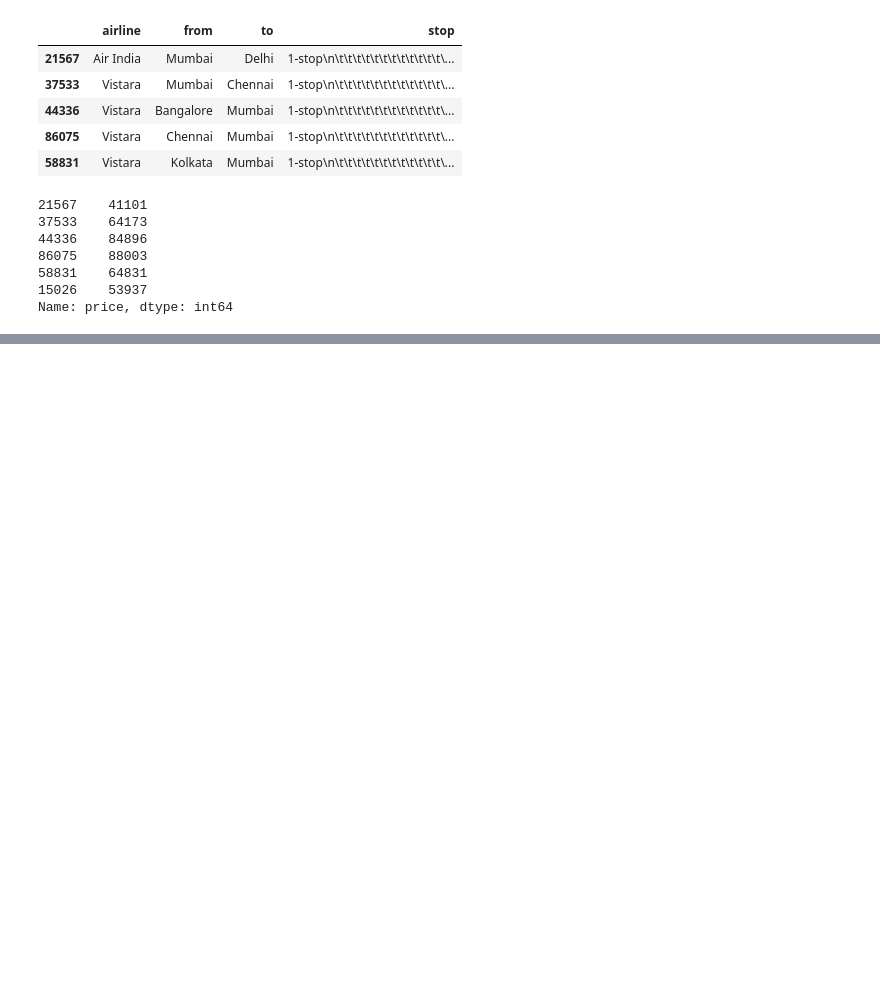
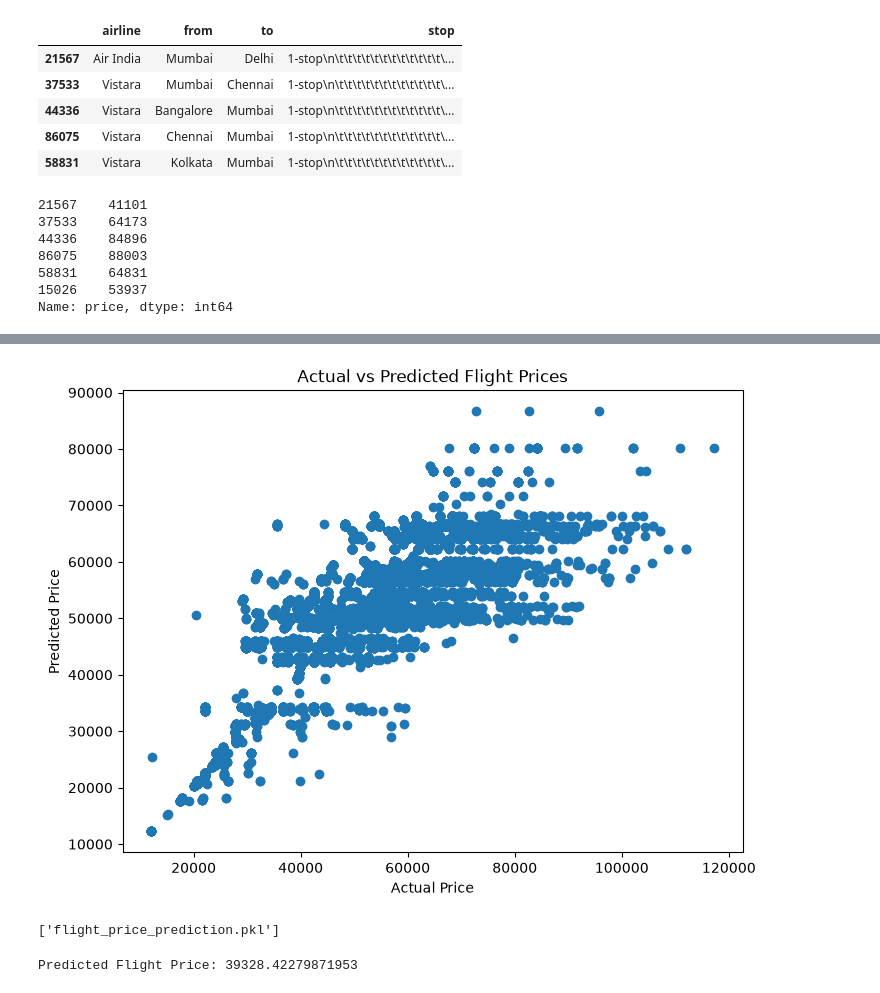
Before and after one commit to Sameerasameem/Business-Class-Flight-Price-Prediction, a Jupyter notebook: business_flighht_pric.ipynb, the cells around one changed output, grey strips where cells are left out. Saved outputs shown, nothing was run; the diff lists cells and outputs as text; code cells hidden in the pictures; blank space fills up the shorter version.

Commit message:
Add final prediction code

```diff
--- a/business_flighht_pric.ipynb
+++ b/business_flighht_pric.ipynb
@@ -290,13 +290,22 @@ y_train.head(6)
 15026    53937
 Name: price, dtype: int64
 # %%
-from sklearn.pipeline import make_pipeline
-from sklearn.preprocessing import OneHotEncoder
-from sklearn.linear_model import LinearRegression
+import pandas as pd
+from sklearn.ensemble import RandomForestRegressor
 
-model = make_pipeline(
-    OneHotEncoder(handle_unknown="ignore"),
-    LinearRegression()
+X_train_encoded = pd.get_dummies(X_train)
+X_test_encoded = pd.get_dummies(X_test).reindex(
+    columns=X_train_encoded.columns,
+    fill_value=0
 )
-model.fit(X_train, y_train)
+
+model = RandomForestRegressor(
+    n_estimators=100,
+    random_state=42,
+    n_jobs=-1
+)
+model.fit(X_train_encoded, y_train)
+
+predictions = model.predict(X_test_encoded)
+print(predictions)
 # %% [output]
@@ -304,0 +334,39 @@ Pipeline(steps=[('onehotencoder', OneHotEncoder(handle_unknown='ignore')),
+# %%
+
+import matplotlib.pyplot as plt
+
+plt.figure(figsize=(8, 6))
+
+plt.scatter(y_test, predictions)
+
+plt.xlabel("Actual Price")
+plt.ylabel("Predicted Price")
+plt.title("Actual vs Predicted Flight Prices")
+
+plt.show()
+# %% [output]
+[figure, added]
+# %%
+import joblib
+
+joblib.dump(model, 'flight_price_prediction.pkl')
+# %% [output]
+['flight_price_prediction.pkl']
+# %%
+new_flight = pd.DataFrame({
+    "airline": ["Air India"],
+    "from": ["Delhi"],
+    "to": ["Mumbai"],
+    "stop": ["non-stop"]
+})
+new_flight = new_flight.apply(lambda col: col.astype(str).str.strip())
+
+new_flight_encoded = pd.get_dummies(new_flight).reindex(
+    columns=X_train_encoded.columns,
+    fill_value=0
+)
+
+y_pred = model.predict(new_flight_encoded)
+print("Predicted Flight Price:", y_pred[0])
+# %% [output]
+Predicted Flight Price: 39328.42279871953
```
Also changed, not shown: parts of 2 cells of this notebook.
